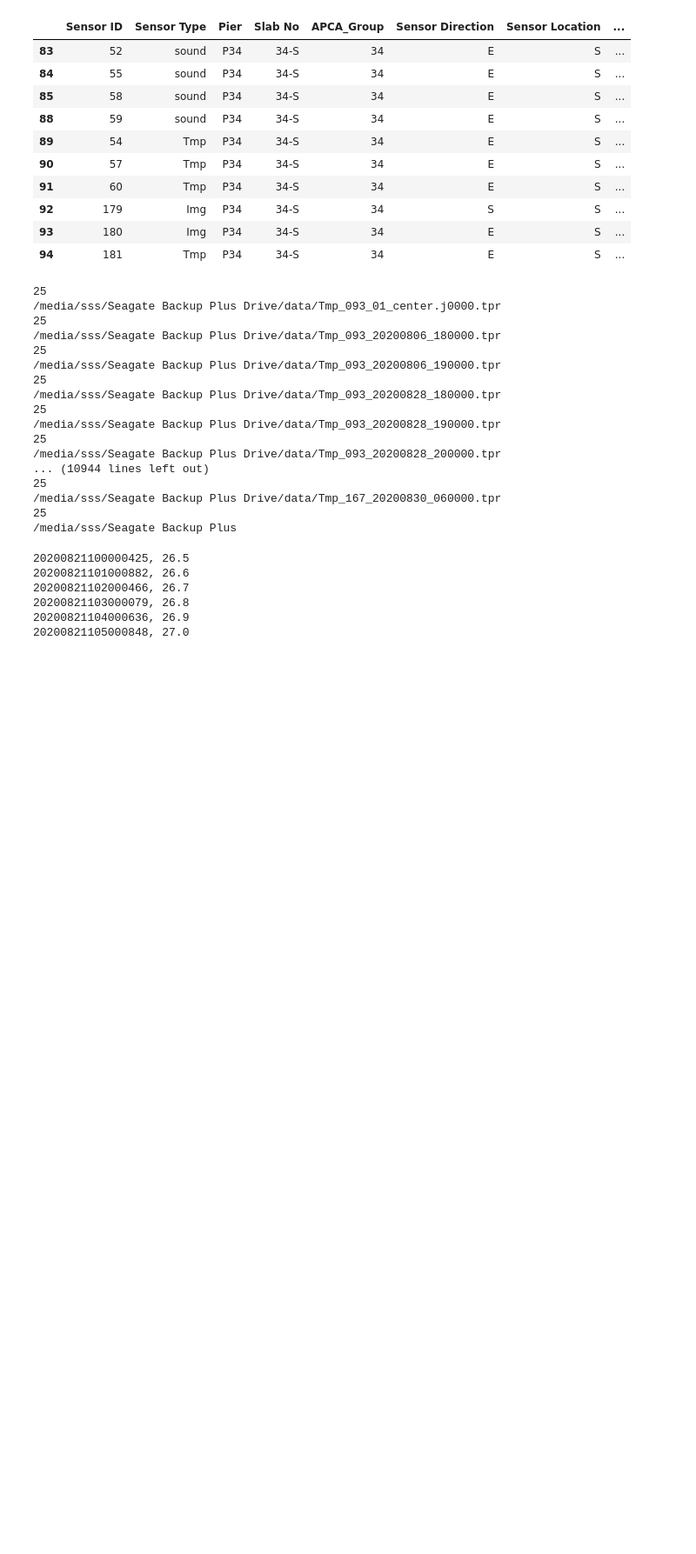
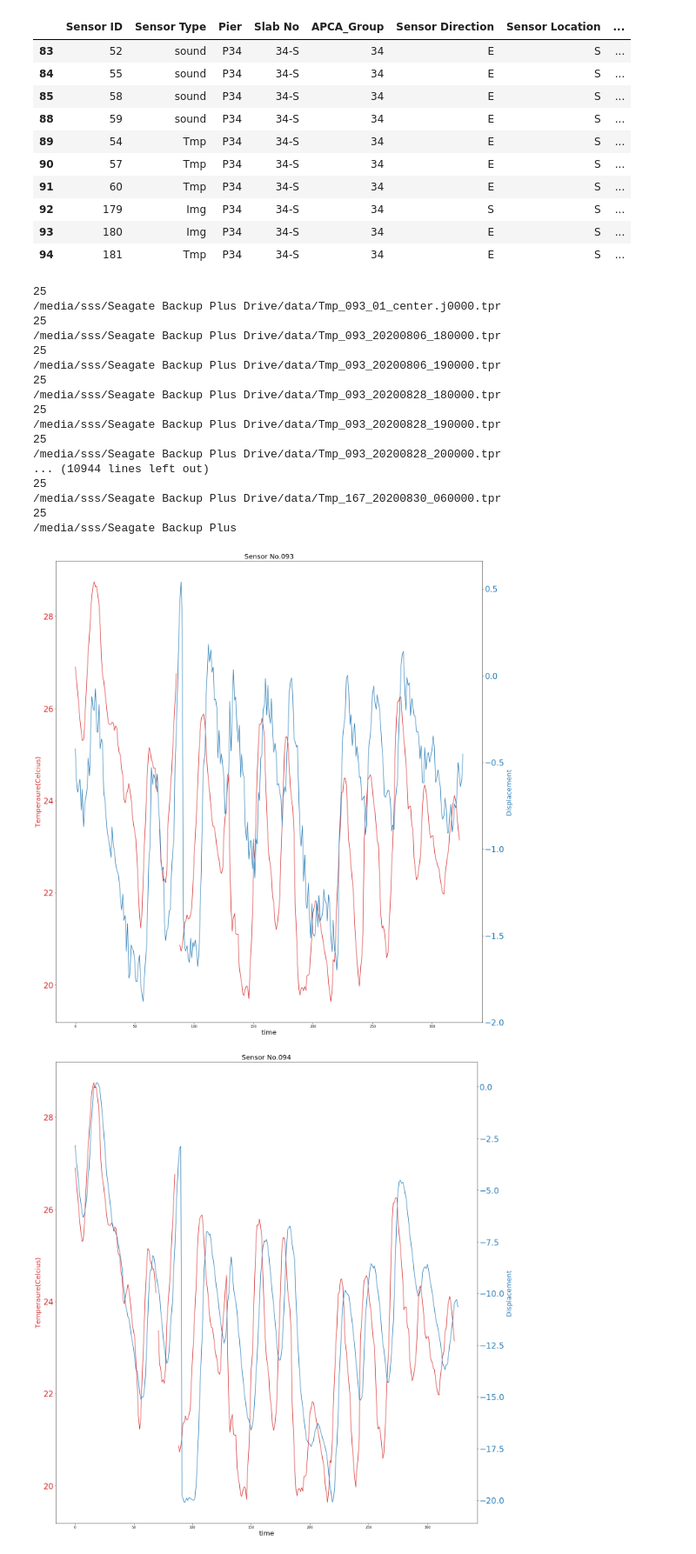
Before and after one commit to StringBottle/brg-shoe-disp-monit, a Jupyter notebook: APCA_Workflow.ipynb, the cells around one changed output. Shown at 87% size. Saved outputs shown, nothing was run; the diff lists cells and outputs as text; code cells hidden in the pictures; blank space fills up the shorter version.

```diff
--- a/APCA_Workflow.ipynb
+++ b/APCA_Workflow.ipynb
@@ -67,7 +102,7 @@ analysis_info.to_csv('analysis_info.csv',index=False)
 '''
 ## This code assumes that displace measurement has been done yet.
 ## Need to edit this code to work when previous displacement measurement results exist.
-analysis_info = pd.read_csv('analysis_info.csv')
+analysis_table = pd.read_csv('analysis_table.csv')
 
 x_displacement_list = []
 y_displacement_list = []
@@ -75,11 +110,11 @@ y_displacement_list = []
 # since displacement measurement doesn't take so long,
 # This code will be written just to re-write displacement column everytime
 
-for num, img_name in enumerate(analysis_info['image_name']) :
+for num, img_name in enumerate(analysis_table['image_name']) :
     try :
-        sric_idx = int(np.where(analysis_info['image_name']== param_config[img_name[4:7]]['src_img'])[0])
-        src_circles = str2array(analysis_info['centers_of_detected_circles'][sric_idx])
-        dest_circles = str2array(analysis_info['centers_of_detected_circles'][num])
+        sric_idx = int(np.where(analysis_table['image_name']== param_config[img_name[4:7]]['src_img'])[0])
+        src_circles = str2array(analysis_table['centers_of_detected_circles'][sric_idx])
+        dest_circles = str2array(analysis_table['centers_of_detected_circles'][num])
 
         displacement = homography_transformation(src_circles, dest_circles)
         x_displacement_list.append(displacement[0][0])
@@ -97,10 +132,10 @@ for num, img_name in enumerate(analysis_info['image_name']) :
         y_displacement_list.append([0])
 
 columns_to_overwrite = ['x_displacement', 'y_displacement']
-analysis_info.drop(labels=columns_to_overwrite, axis="columns", inplace=True)
+analysis_table.drop(labels=columns_to_overwrite, axis="columns", inplace=True)
 
 
-analysis_info['x_displacement'] = x_displacement_list
-analysis_info['y_displacement'] = y_displacement_list
+analysis_table['x_displacement'] = x_displacement_list
+analysis_table['y_displacement'] = y_displacement_list
 
-analysis_info.to_csv('analysis_info.csv',index=False)
+analysis_table.to_csv('analysis_table.csv',index=False)
@@ -169,13 +185,13 @@ sensor_info[(sensor_info['APCA_Group'] == 34) ]
 Import tmp data and save to csv
 '''
 # Not sure but, It seems that there are missing temp data.
-analysis_info = pd.read_csv('analysis_info.csv')
+analysis_table = pd.read_csv('analysis_table.csv')
 
 tmp_list = []
 tmp_file_folder = '/media/sss/Seagate Backup Plus Drive/data/'
 
 
-for num, img_name in enumerate(analysis_info['image_name']) :
+for num, img_name in enumerate(analysis_table['image_name']) :
 #     tmp_file_name = glob.glob(os.path.join(tmp_file_folder, '*' + img_name[4:24] + '*.tpr'))
 #     tmp_file_name = [s for s in tmp_file_list if img_name[4:24] in s]
 #     print('Tmp_' + img_name[4:19] + '0000.tpr' )
@@ -188,8 +204,8 @@ for num, img_name in enumerate(analysis_info['image_name']) :
         print(os.path.join(tmp_file_folder, 'Tmp_' + img_name[4:19] + '0000.tpr' ))
 
 
-# analysis_info = pd.concat([center_list, pd.DataFrame(x_displacement_list), pd.DataFrame(y_displacement_list)], axis=1)
-# analysis_info.to_csv('analysis_info.csv',index=False)
+# analysis_table = pd.concat([center_list, pd.DataFrame(x_displacement_list), pd.DataFrame(y_displacement_list)], axis=1)
+# analysis_table.to_csv('analysis_table.csv',index=False)
 # %% [output]
 25
 /media/sss/Seagate Backup Plus Drive/data/Tmp_093_01_center.j0000.tpr
@@ -209,10 +225,9 @@ for num, img_name in enumerate(analysis_info['image_name']) :
 25
 /media/sss/Seagate Backup Plus
 # %%
-path = r'C:\Users\shdik\OneDrive\바탕 화면'
-disp_pd = pd.read_csv(os.path.join(path, 'analysis_info.csv'))
-temp_ps = pd.read_csv(os.path.join(path, 'imgTempr_list_20200828_20200908 (1).csv'))
-
+disp_pd = pd.read_csv(os.path.join('analysis_table.csv'))
+temp_ps = pd.read_csv(os.path.join('imgTempr_list_20200831_20200917.csv'))
+sensor_info = pd.read_csv('sensor_info.csv')
 
 date_list = []
 
@@ -235,38 +250,38 @@ for idx in range(len(sensor_uniq_list)) :
     tmp_list = []
     for row in disp_pd.iterrows() :
         if sensor in row[1][0] :
             disp_list.append(row[1][4])
     #         print()
             temp_row_index = temp_ps.loc[temp_ps['파일명'] == row[1][0]]
 
             for value in temp_row_index['온도값(℃)']:
                 tmp_list.append(value)
 
     fig, ax1 = plt.subplots(figsize=(20, 20))
 
 
     color = 'tab:red'
     ax1.set_xlabel('time', fontsize = 20.0)
     ax1.set_ylabel('Temperaure(Celcius)', color=color, fontsize = 20.0)
     ax1.plot(tmp_list, color=color)
     ax1.tick_params(axis='y', labelcolor=color, labelsize = 24)
 
     ax2 = ax1.twinx()  # instantiate a second axes that shares the same x-axis
 
     color = 'tab:blue'
     ax2.set_ylabel('Displacement', color=color, fontsize = 20.0)  # we already handled the x-label with ax1
-    ax2.plot(disp_list, color=color)
+    if sensor_info[(sensor_info['Sensor ID'] == int(sensor.strip("0")))]["Displacement Direction"].values == 'Forward' :
+        disp_list = [-disp for disp in disp_list]
+        ax2.plot(disp_list, color=color)
+    else :
+        ax2.plot(disp_list, color=color)
     ax2.tick_params(axis='y', labelcolor=color, labelsize = 24)
 
     fig.tight_layout()  # otherwise the right y-label is slightly clipped
     plt.title('Sensor No.' + str(sensor),  size=20)
 #     plt.show()
-    plt.savefig(os.path.join(path, 'Sensor No.' + str(sensor) + '_y.png'  ))
+    plt.savefig(os.path.join('Sensor No.' + str(sensor) + '.png'  ))
     plt.close
 # %% [output]
-20200821100000425, 26.5
-20200821101000882, 26.6
-20200821102000466, 26.7
-20200821103000079, 26.8
-20200821104000636, 26.9
-20200821105000848, 27.0
+[figure, added]
+[figure, added]
```
Also changed, not shown: parts of 13 cells of this notebook, 6 other files.
